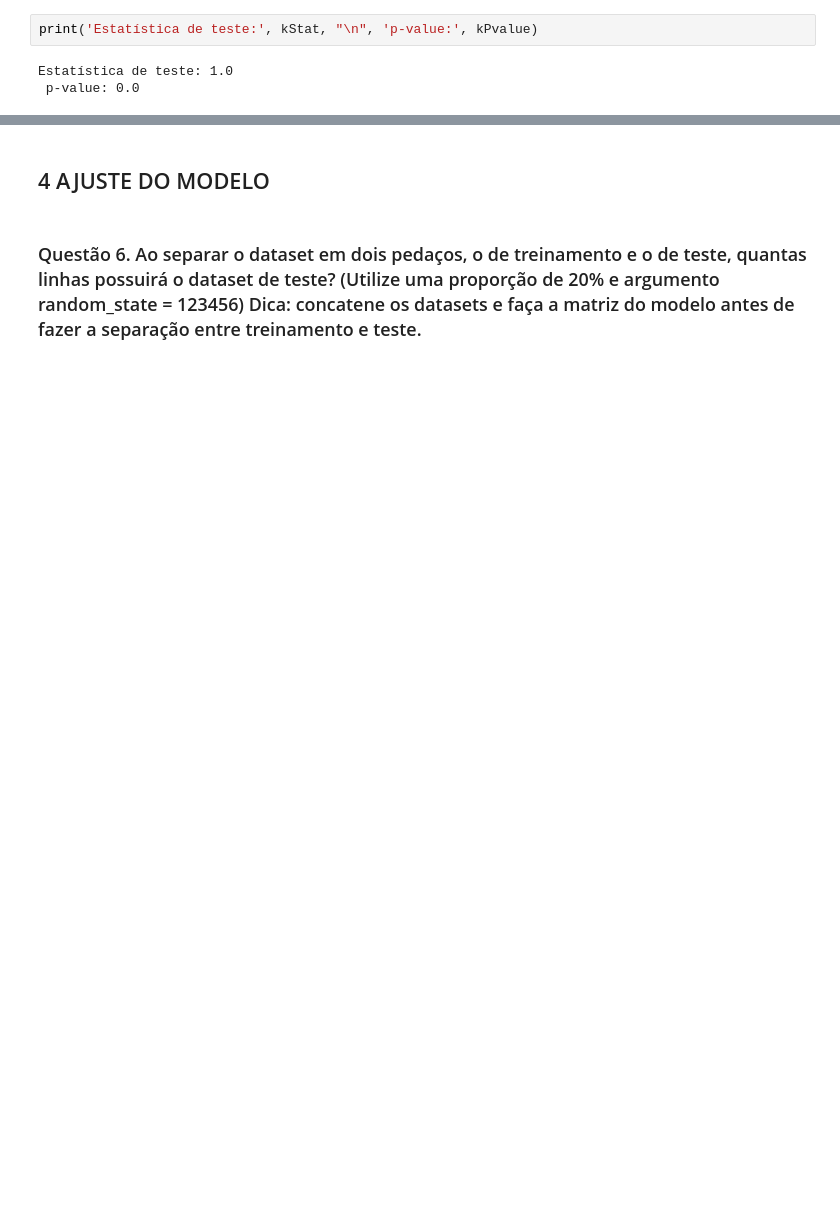
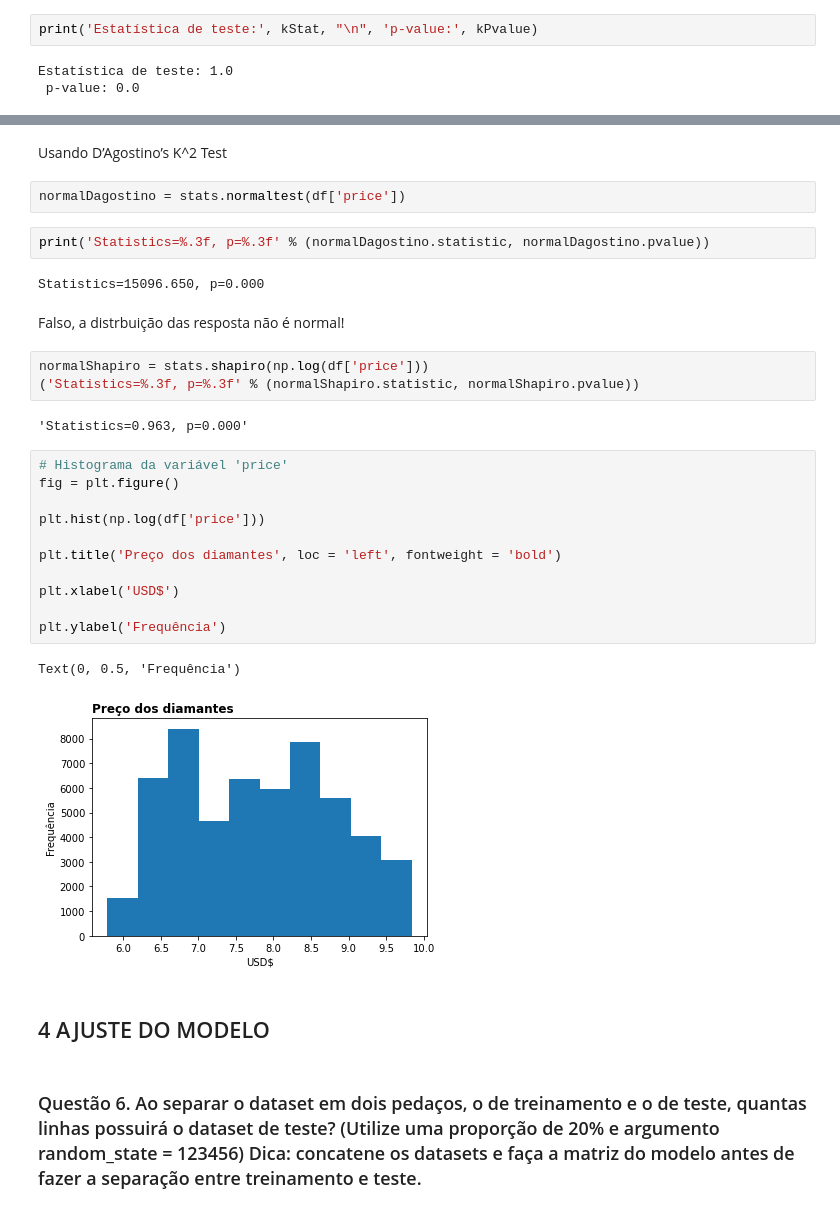
Before and after one commit to qymera0/per_dncPython, a Jupyter notebook: dncEstatAvDay/[DEX]_Gabarito_Estatística_Avançada.ipynb, the cells around one changed output, grey strips where cells are left out. Drawn from its saved outputs; the diff is of its cells as text; blank space fills up the shorter version.

```diff
--- a/dncEstatAvDay/[DEX]_Gabarito_Estatística_Avançada.ipynb
+++ b/dncEstatAvDay/[DEX]_Gabarito_Estatística_Avançada.ipynb
@@ -167,3 +240,32 @@ Falso: a resposta é não normal.
+# %% [markdown]
+Usando D’Agostino’s K^2 Test
+# %%
+normalDagostino = stats.normaltest(df['price'])
+# %%
+print('Statistics=%.3f, p=%.3f' % (normalDagostino.statistic, normalDagostino.pvalue))
+# %% [output]
+Statistics=15096.650, p=0.000
+# %% [markdown]
+Falso, a distrbuição das resposta não é normal!
+# %%
+normalShapiro = stats.shapiro(np.log(df['price']))
+('Statistics=%.3f, p=%.3f' % (normalShapiro.statistic, normalShapiro.pvalue))
+# %% [output]
+'Statistics=0.963, p=0.000'
+# %%
+# Histograma da variável 'price'
+fig = plt.figure()
+
+plt.hist(np.log(df['price']))
+
+plt.title('Preço dos diamantes', loc = 'left', fontweight = 'bold')
+
+plt.xlabel('USD$')
+
+plt.ylabel('Frequência')
+# %% [output]
+Text(0, 0.5, 'Frequência')
+[figure, added]
 # %% [markdown]
 ## 4 AJUSTE DO MODELO
 # %% [markdown]
```
Also changed, not shown: parts of 29 cells of this notebook.
